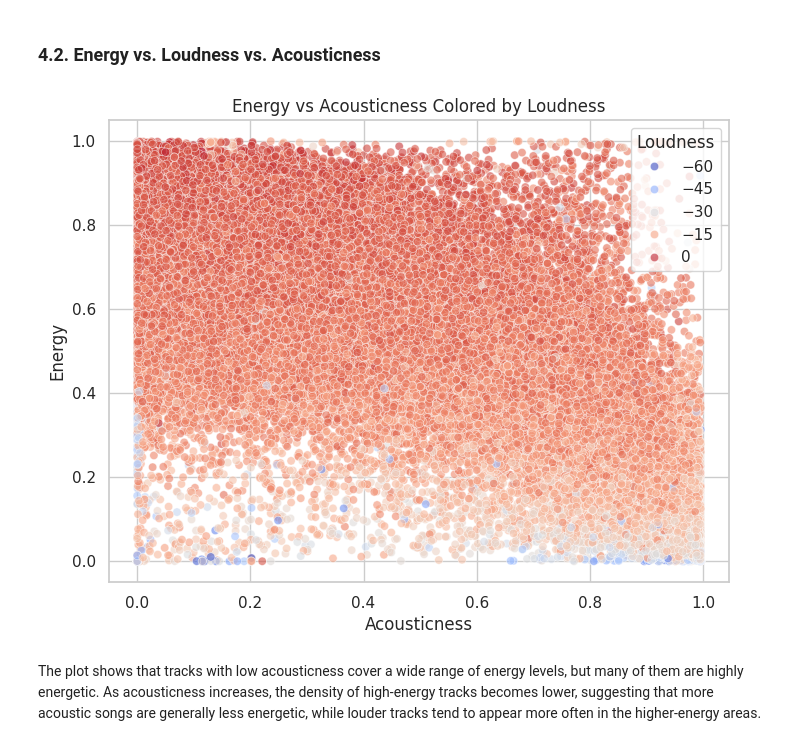
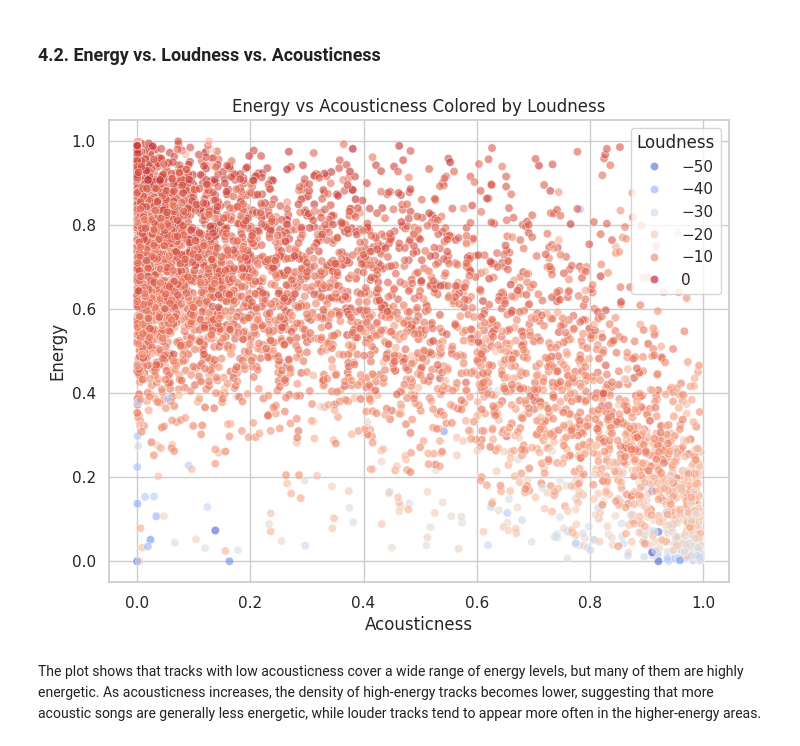
Before and after one commit to ds25m025edbertolima/soe-spotify, a Jupyter notebook: notebooks/3-exploratory-data-analysis.ipynb, the cells around one changed output. Cells and saved outputs as stored; diff of their text form; code cells hidden in the pictures.

```diff
--- a/notebooks/3-exploratory-data-analysis.ipynb
+++ b/notebooks/3-exploratory-data-analysis.ipynb
@@ -377,22 +379,22 @@ Overall, the clearest relationship is that energy and loudness strongly move tog
 # %%
 plt.figure(figsize=(8, 6))
 
 sns.scatterplot(
-    data=df_tracks.sample(50000, random_state=1000),
+    data=df_tracks.sample(5000, random_state=1000),
     x="acousticness",
     y="energy",
     hue="loudness",
     palette="coolwarm",
     alpha=0.6
 )
 
 plt.title("Energy vs Acousticness Colored by Loudness")
 plt.xlabel("Acousticness")
 plt.ylabel("Energy")
 plt.legend(title="Loudness")
 plt.show()
 # %% [output]
-[figure, old version]
+[figure, new version]
 # %% [markdown]
 The plot shows that tracks with low acousticness cover a wide range of energy levels, but many of them are highly energetic. As acousticness increases, the density of high-energy tracks becomes lower, suggesting that more acoustic songs are generally less energetic, while louder tracks tend to appear more often in the higher-energy areas.
 # %% [markdown]
```
Also changed, not shown: parts of 11 cells of this notebook.
